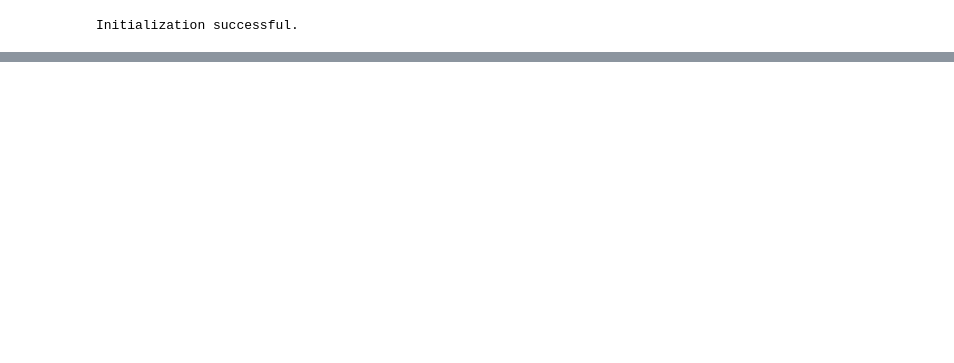
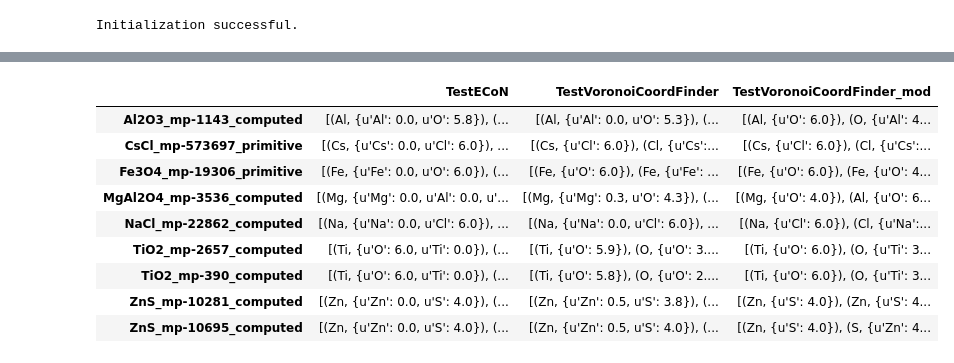
Before and after one commit to hackingmaterials/materials-coord, a Jupyter notebook: tests.ipynb, the cells around one changed output, grey strips where cells are left out. Cells and saved outputs as stored; diff of their text form; code cells hidden in the pictures; blank space fills up the shorter version.

```diff
--- a/tests.ipynb
+++ b/tests.ipynb
@@ -66,0 +28,18 @@ r
+# %%
+# Default report output. Returns a pandas dframe where for each structure, the output of the CN algorithms tested is
+# given for each unique site.
+# For example: [(Al, {u'Al': 0.0, u'O': 5.8}), (O, {u'Al': 3.9, u'O': 0.0})]
+#              Here the first site is has an Al atom, which is coordinated by 0.0 Al atoms, and 5.8 O atoms.
+
+bm.report()
+# %% [output]
+|  | TestECoN | TestVoronoiCoordFinder | TestVoronoiCoordFinder_mod |
+| Al2O3_mp-1143_computed | [(Al, {u'Al': 0.0, u'O': 5.8}), (... | [(Al, {u'Al': 0.0, u'O': 5.3}), (... | [(Al, {u'O': 6.0}), (O, {u'Al': 4... |
+| CsCl_mp-573697_primitive | [(Cs, {u'Cs': 0.0, u'Cl': 6.0}), ... | [(Cs, {u'Cl': 6.0}), (Cl, {u'Cs':... | [(Cs, {u'Cl': 6.0}), (Cl, {u'Cs':... |
+| Fe3O4_mp-19306_primitive | [(Fe, {u'Fe': 0.0, u'O': 6.0}), (... | [(Fe, {u'O': 6.0}), (Fe, {u'Fe': ... | [(Fe, {u'O': 6.0}), (Fe, {u'O': 4... |
+| MgAl2O4_mp-3536_computed | [(Mg, {u'Mg': 0.0, u'Al': 0.0, u'... | [(Mg, {u'Mg': 0.3, u'O': 4.3}), (... | [(Mg, {u'O': 4.0}), (Al, {u'O': 6... |
+| NaCl_mp-22862_computed | [(Na, {u'Na': 0.0, u'Cl': 6.0}), ... | [(Na, {u'Na': 0.0, u'Cl': 6.0}), ... | [(Na, {u'Cl': 6.0}), (Cl, {u'Na':... |
+| TiO2_mp-2657_computed | [(Ti, {u'O': 6.0, u'Ti': 0.0}), (... | [(Ti, {u'O': 5.9}), (O, {u'O': 3.... | [(Ti, {u'O': 6.0}), (O, {u'Ti': 3... |
+| TiO2_mp-390_computed | [(Ti, {u'O': 6.0, u'Ti': 0.0}), (... | [(Ti, {u'O': 5.8}), (O, {u'O': 2.... | [(Ti, {u'O': 6.0}), (O, {u'Ti': 3... |
+| ZnS_mp-10281_computed | [(Zn, {u'Zn': 0.0, u'S': 4.0}), (... | [(Zn, {u'Zn': 0.5, u'S': 3.8}), (... | [(Zn, {u'S': 4.0}), (Zn, {u'S': 4... |
+| ZnS_mp-10695_computed | [(Zn, {u'Zn': 0.0, u'S': 4.0}), (... | [(Zn, {u'Zn': 0.5, u'S': 4.0}), (... | [(Zn, {u'S': 4.0}), (S, {u'Zn': 4... |
```
Also changed, not shown: parts of 6 cells of this notebook, 1 other file.
